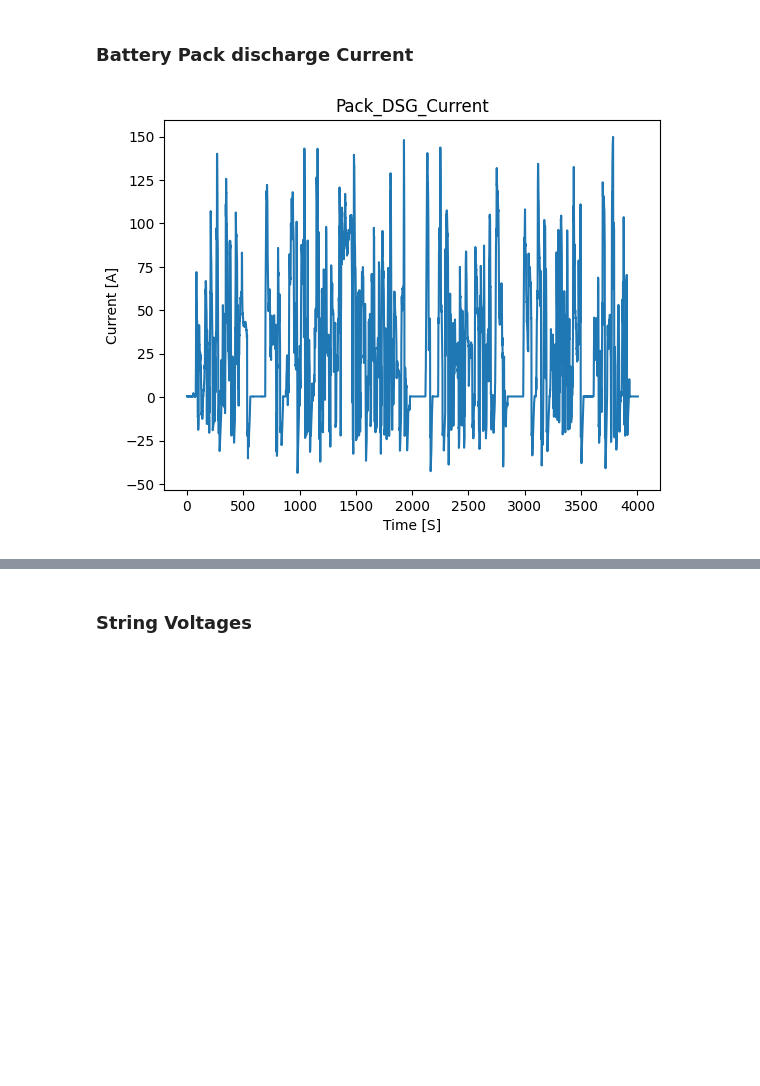
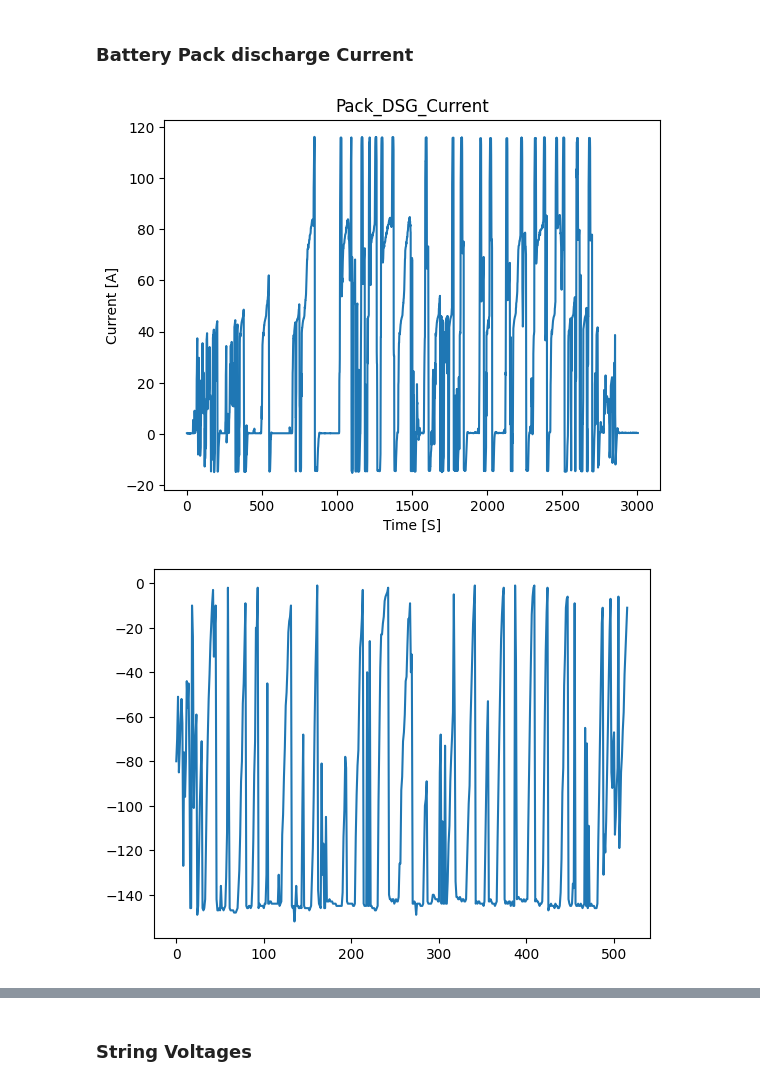
Before and after one commit to Bamamou/Pyhton_Jupiter, a Jupyter notebook: Data/Battery/BALISTRON.ipynb, the cells around one changed output, grey strips where cells are left out. Saved outputs shown, nothing was run; the diff lists cells and outputs as text; code cells hidden in the pictures; blank space fills up the shorter version.

```diff
--- a/Data/Battery/BALISTRON.ipynb
+++ b/Data/Battery/BALISTRON.ipynb
@@ -7,7 +7,9 @@ import numpy as np
 #import mercury as mr # for widgets
 
 # Replace 'file_name.txt' with the name of your txt file
-df = pd.read_csv('C:/Users/admin/Documents/GitHub/Pyhton_Jupiter/Data/Battery/Last test.txt', header=None)
+
+df = pd.read_csv('C:\\Users\\admin\\Documents\\GitHub\\Pyhton_Jupiter\\Data\\Battery\\Riding Mode test.txt',  header=None, na_values=[''], skipinitialspace=True)
+df.dropna(inplace = True)
 
 # Iterate through each column
 for col in df.columns:
@@ -18,4 +20,6 @@ for col in df.columns:
 # All 6 temp probe and the max, min temp
 for col in df.columns:
     Temperatures = Data.iloc[:, 63:68].astype(float)
+
+print(Data)
 # %% [output]
@@ -49,10 +71,15 @@ plt.show()
 # %%
 Pack_DSG_Current =(Data.iloc[:, 62].astype('float64'))
 # Plot data in column 30
 plt.plot(Pack_DSG_Current/10)
 plt.title('Pack_DSG_Current')
 plt.xlabel('Time [S]')
 plt.ylabel('Current [A]')
 plt.show()
+
+neg_nos = [num for num in Pack_DSG_Current if num < 0]
+plt.plot(neg_nos)
+plt.show()
 # %% [output]
-[figure, old version]
+[figure, new version]
+[figure, added]
```
Also changed, not shown: parts of 8 cells of this notebook, 7 other files.
